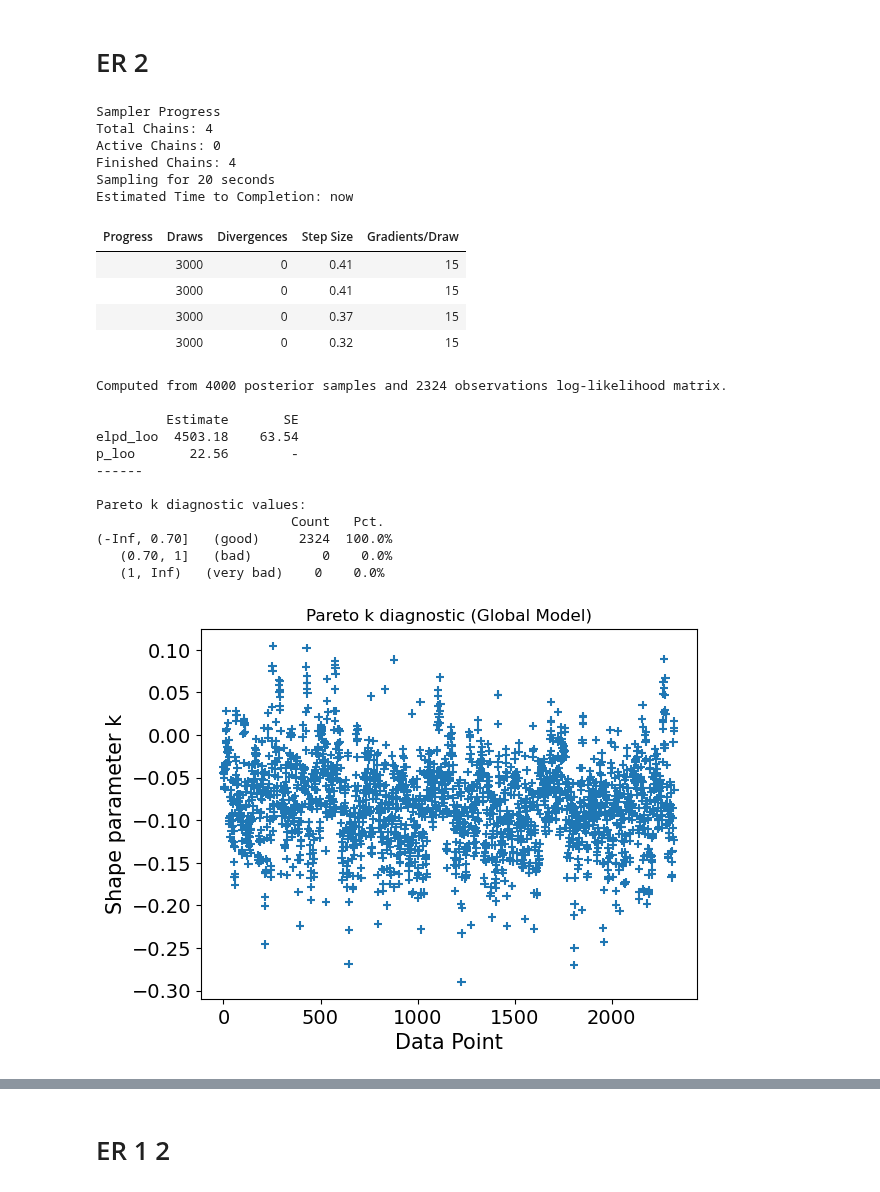
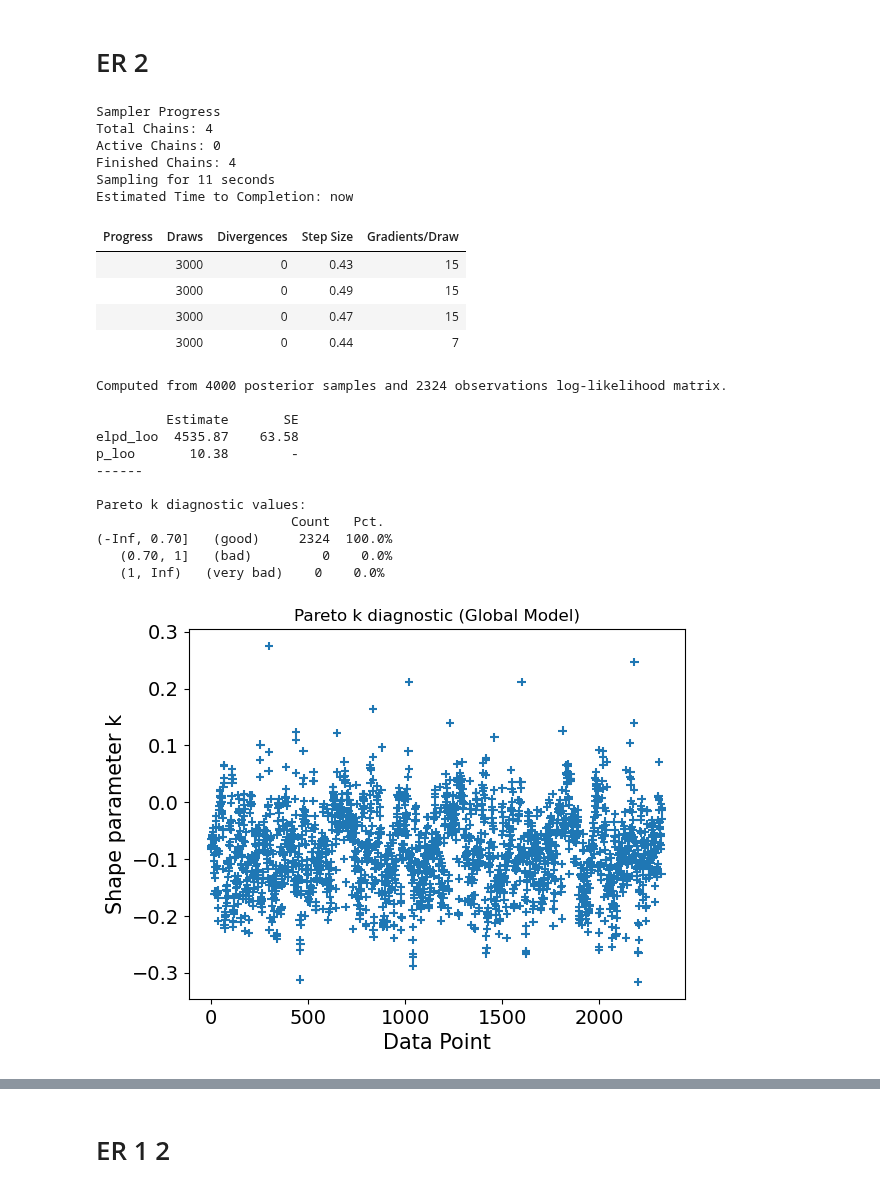
Before and after one commit to awasthivarun/MKM, a Jupyter notebook: CO_oxidation/Pt100_KOH_raw/Pt100_KOH.ipynb, the cells around one changed output, grey strips where cells are left out. Saved outputs shown, nothing was run; the diff lists cells and outputs as text; code cells hidden in the pictures.

```diff
--- a/CO_oxidation/Pt100_KOH_raw/Pt100_KOH.ipynb
+++ b/CO_oxidation/Pt100_KOH_raw/Pt100_KOH.ipynb
@@ -33,48 +33,49 @@ with pm.Model() as ER_2:
     Gact2 = Gact2_0 - beta_2*E_in
     log_K1 = -deltaG1/(kb_eV*T)
     log_K4 = -deltaG4/(kb_eV*T)
     log_k2 = np.log(kb_J*T/h) - Gact2/(kb_eV*T)
 
     term_CO = log_K1 + np.log(P_CO_in)
     term_OH = log_K4 + np.log(C_KOH_in)
     zeros = pt.zeros_like(term_CO)
-    log_Q_ideal = pt.logsumexp(pt.stack([zeros, term_CO, term_OH]), axis=0)
-    theta_CO = pm.Deterministic('theta_CO', pt.minimum(0.8, pt.exp(term_CO - log_Q_ideal)))
-    slack = 1.0 - theta_CO
-    log_Q_other = pt.logsumexp(pt.stack([zeros, term_OH]), axis=0)
-    theta_OH = pm.Deterministic('theta_OH', slack * pt.exp(term_OH - log_Q_other))
-    theta_empty = pm.Deterministic('theta_empty', slack * pt.exp(-log_Q_other))
+    log_theta = - pt.logsumexp(pt.stack([zeros, term_CO, term_OH]), axis=0)
+    log_theta_CO = term_CO + log_theta
+    log_theta_OH = term_OH + log_theta
+
+    theta_CO = pm.Deterministic('theta_CO', pt.exp(log_theta_CO))
+    theta_OH = pm.Deterministic('theta_OH', pt.exp(log_theta_OH))
+    theta_empty = pm.Deterministic('theta_empty', pt.exp(log_theta))
 
     # Rate expression
-    log_rate = log_k2 + pt.log(theta_CO) + np.log(C_KOH_in)
+    log_rate = log_k2 + log_theta_CO + np.log(C_KOH_in)
     rate = observables(log_rate)
 
 trace_ER_2, loo_ER_2 = fit_and_evaluate(ER_2)
 # %% [output]
 Sampler Progress
 Total Chains: 4
 Active Chains: 0
 Finished Chains: 4
-Sampling for 20 seconds
+Sampling for 11 seconds
 Estimated Time to Completion: now
 | Progress | Draws | Divergences | Step Size | Gradients/Draw |
-|  | 3000 | 0 | 0.41 | 15 |
-|  | 3000 | 0 | 0.41 | 15 |
-|  | 3000 | 0 | 0.37 | 15 |
-|  | 3000 | 0 | 0.32 | 15 |
+|  | 3000 | 0 | 0.43 | 15 |
+|  | 3000 | 0 | 0.49 | 15 |
+|  | 3000 | 0 | 0.47 | 15 |
+|  | 3000 | 0 | 0.44 | 7 |
 Computed from 4000 posterior samples and 2324 observations log-likelihood matrix.
 
          Estimate       SE
-elpd_loo  4503.18    63.54
-p_loo       22.56        -
+elpd_loo  4535.87    63.58
+p_loo       10.38        -
 ------
 
 Pareto k diagnostic values:
                          Count   Pct.
 (-Inf, 0.70]   (good)     2324  100.0%
    (0.70, 1]   (bad)         0    0.0%
    (1, Inf)   (very bad)    0    0.0%
-[figure, old version]
+[figure, new version]
 # %%
 ppc_ER_2 = plot_posteriors(trace_ER_2, ER_2, plot_target)
 plot_model_fits(trace_ER_2, ppc_ER_2); plot_coverages(trace_ER_2)
```
Also changed, not shown: parts of 3 cells of this notebook, 1 other file.
